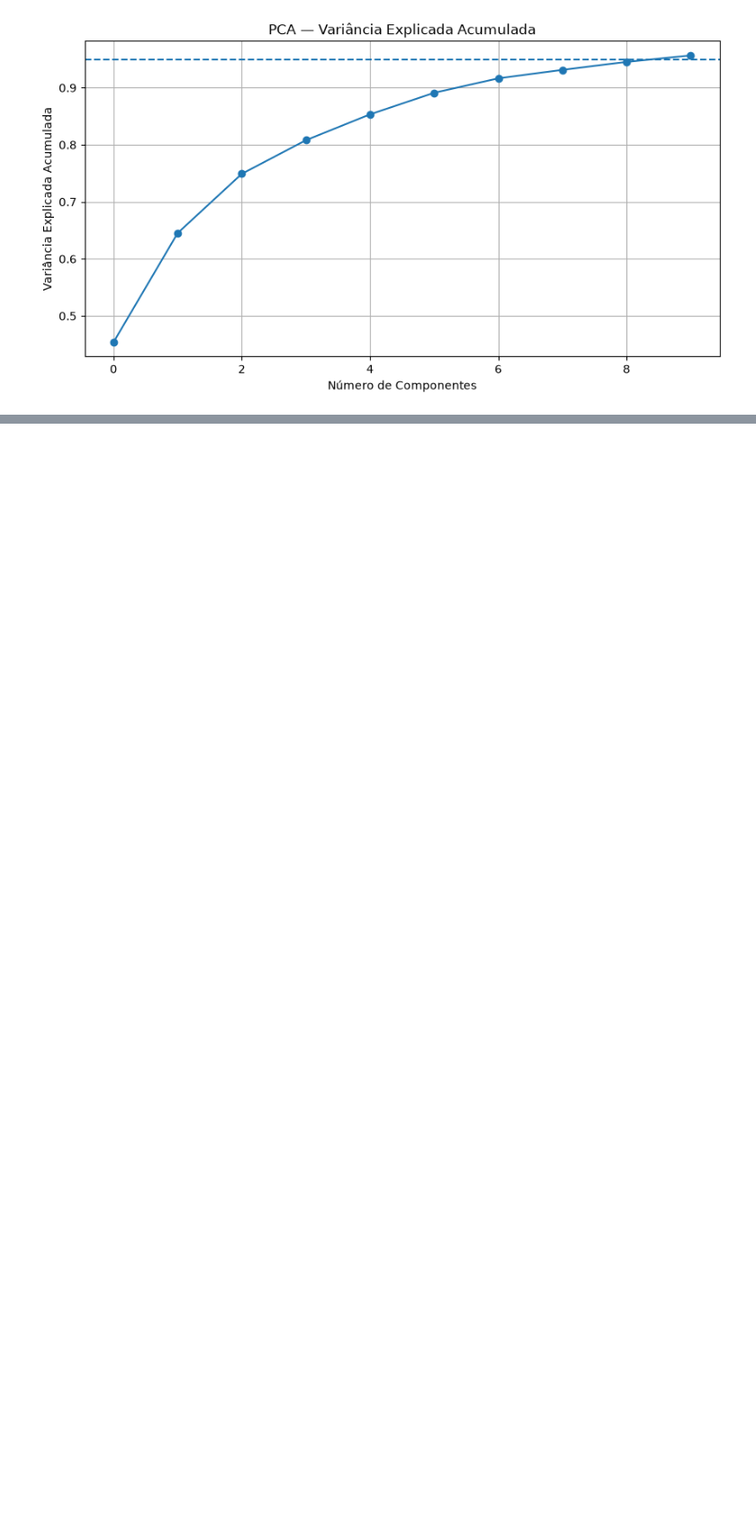
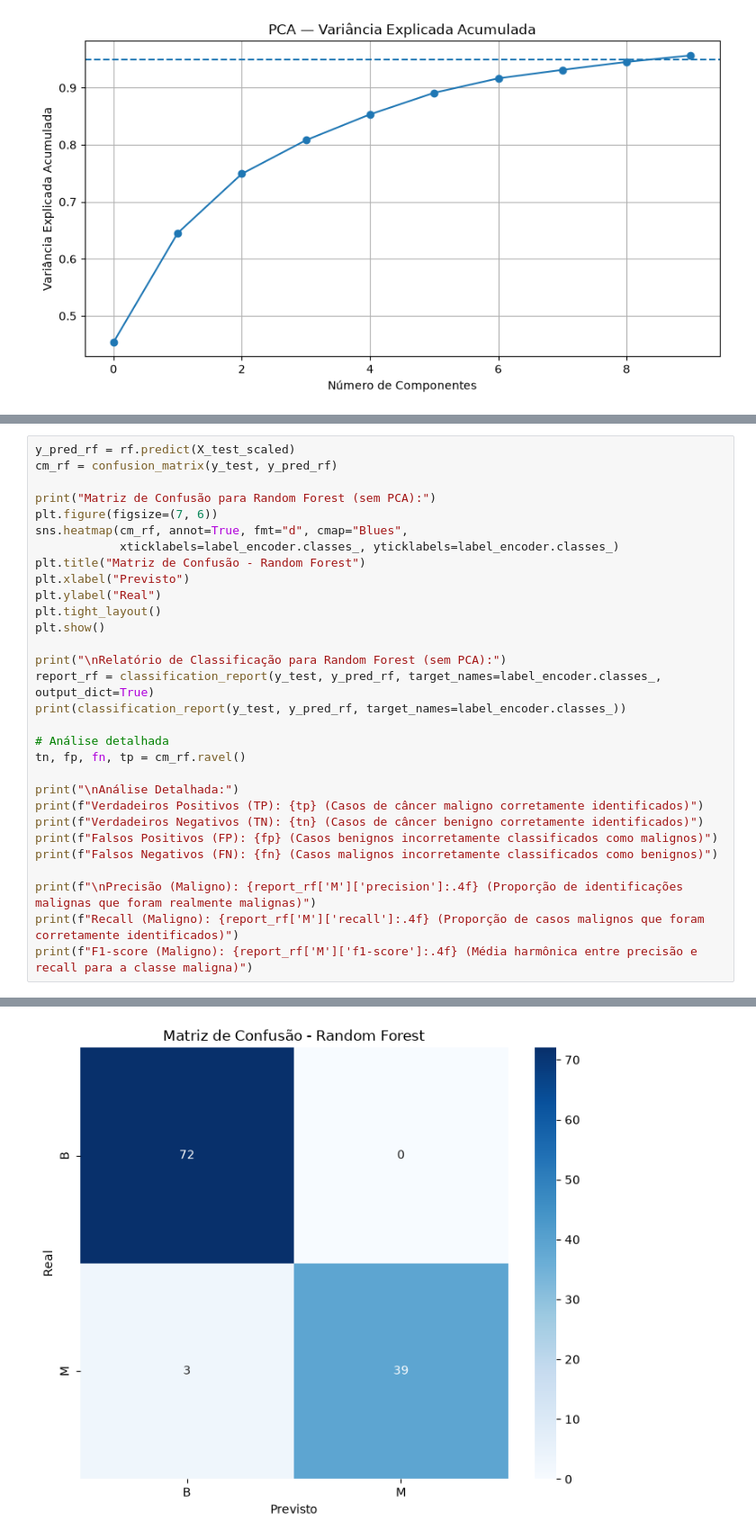
Before and after one commit to NicoBondarenco/tech-challenge-11iadt-fase-01, a Jupyter notebook: notebooks/tech_challenge_fase1.ipynb, the cells around one changed output, grey strips where cells are left out. Shown at 90% size. Cells and saved outputs as stored; diff of their text form; blank space fills up the shorter version.

```diff
--- a/notebooks/tech_challenge_fase1.ipynb
+++ b/notebooks/tech_challenge_fase1.ipynb
@@ -773,0 +782,31 @@ Exportando modelos para arquivos .pkl
+# %%
+y_pred_rf = rf.predict(X_test_scaled)
+cm_rf = confusion_matrix(y_test, y_pred_rf)
+
+print("Matriz de Confusão para Random Forest (sem PCA):")
+plt.figure(figsize=(7, 6))
+sns.heatmap(cm_rf, annot=True, fmt="d", cmap="Blues",
+            xticklabels=label_encoder.classes_, yticklabels=label_encoder.classes_)
+plt.title("Matriz de Confusão - Random Forest")
+plt.xlabel("Previsto")
+plt.ylabel("Real")
+plt.tight_layout()
+plt.show()
+
+print("\nRelatório de Classificação para Random Forest (sem PCA):")
+report_rf = classification_report(y_test, y_pred_rf, target_names=label_encoder.classes_, output_dict=True)
+print(classification_report(y_test, y_pred_rf, target_names=label_encoder.classes_))
+
+# Análise detalhada
+tn, fp, fn, tp = cm_rf.ravel()
+
+print("\nAnálise Detalhada:")
+print(f"Verdadeiros Positivos (TP): {tp} (Casos de câncer maligno corretamente identificados)")
+print(f"Verdadeiros Negativos (TN): {tn} (Casos de câncer benigno corretamente identificados)")
+print(f"Falsos Positivos (FP): {fp} (Casos benignos incorretamente classificados como malignos)")
+print(f"Falsos Negativos (FN): {fn} (Casos malignos incorretamente classificados como benignos)")
+
+print(f"\nPrecisão (Maligno): {report_rf['M']['precision']:.4f} (Proporção de identificações malignas que foram realmente malignas)")
+print(f"Recall (Maligno): {report_rf['M']['recall']:.4f} (Proporção de casos malignos que foram corretamente identificados)")
+print(f"F1-score (Maligno): {report_rf['M']['f1-score']:.4f} (Média harmônica entre precisão e recall para a classe maligna)")
+# %% [output]
@@ -773,0 +814 @@ Exportando modelos para arquivos .pkl
+[figure, added]
```
Also changed, not shown: parts of 71 cells of this notebook, 4 other files.
